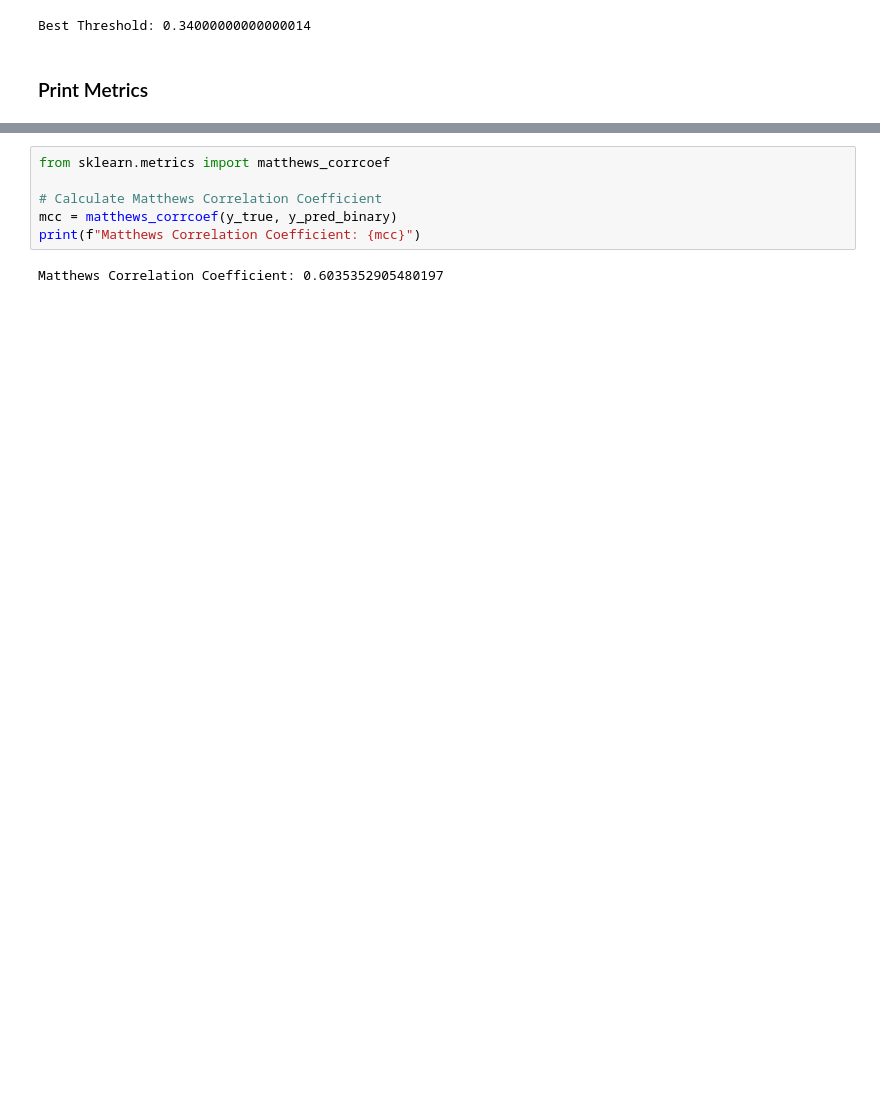
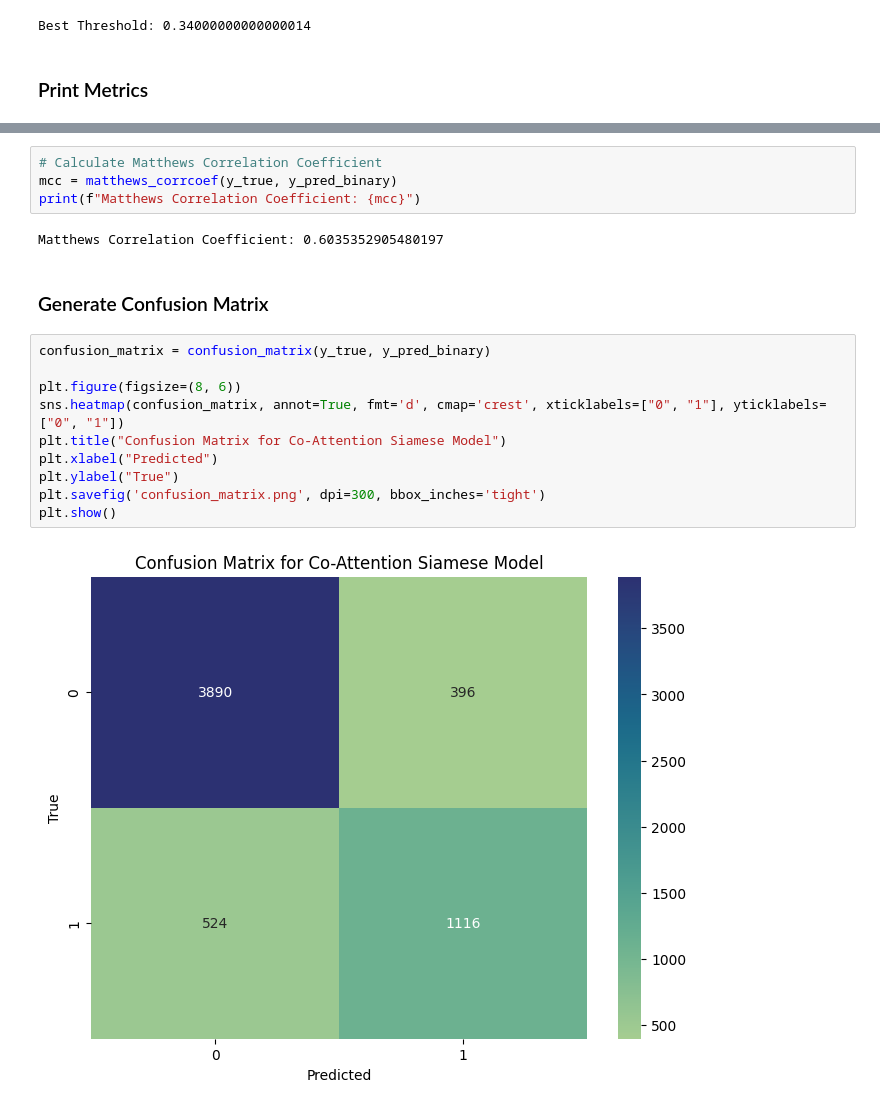
Before and after one commit to chuongg3/NLU-EvidenceDetection, a Jupyter notebook: CoAttentionSiameseEvaluation.ipynb, the cells around one changed output, grey strips where cells are left out. Cells and saved outputs as stored; diff of their text form; blank space fills up the shorter version.

Commit message:
[Evaluation] Added Confusion Matrix for Siamese Model

```diff
--- a/CoAttentionSiameseEvaluation.ipynb
+++ b/CoAttentionSiameseEvaluation.ipynb
@@ -225,10 +234,22 @@ print(report)
    macro avg  0.8096910264 0.7940469822 0.8011873505      5926
 weighted avg  0.8416590412 0.8447519406 0.8427417504      5926
 # %%
-from sklearn.metrics import matthews_corrcoef
-
 # Calculate Matthews Correlation Coefficient
 mcc = matthews_corrcoef(y_true, y_pred_binary)
 print(f"Matthews Correlation Coefficient: {mcc}")
 # %% [output]
 Matthews Correlation Coefficient: 0.6035352905480197
+# %% [markdown]
+### Generate Confusion Matrix
+# %%
+confusion_matrix = confusion_matrix(y_true, y_pred_binary)
+
+plt.figure(figsize=(8, 6))
+sns.heatmap(confusion_matrix, annot=True, fmt='d', cmap='crest', xticklabels=["0", "1"], yticklabels=["0", "1"])
+plt.title("Confusion Matrix for Co-Attention Siamese Model")
+plt.xlabel("Predicted")
+plt.ylabel("True")
+plt.savefig('confusion_matrix.png', dpi=300, bbox_inches='tight')
+plt.show()
+# %% [output]
+[figure, added]
```
Also changed, not shown: parts of 8 cells of this notebook.
